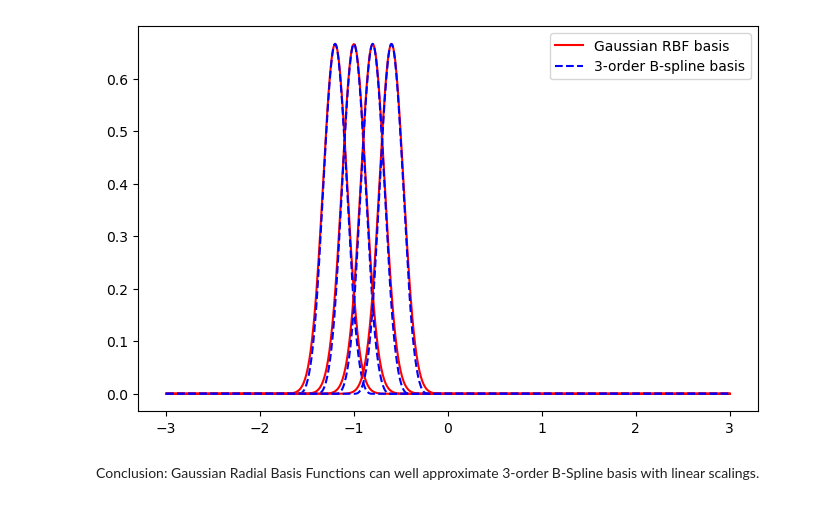
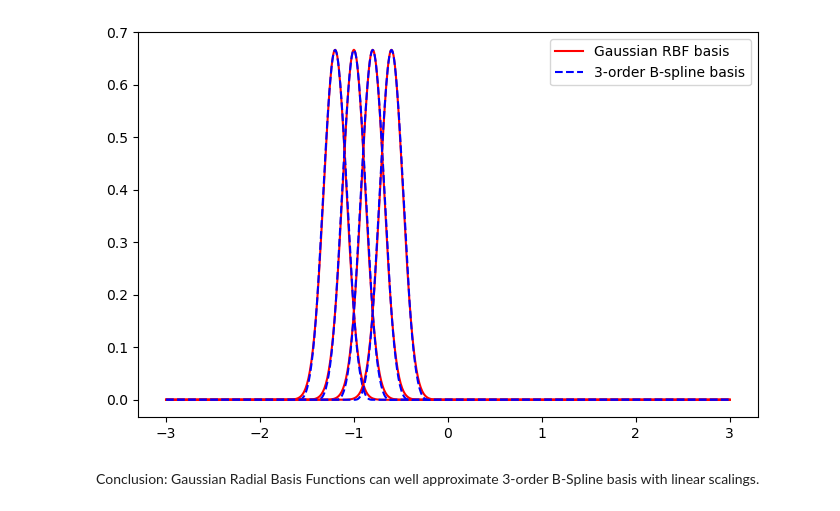
Before and after one commit to ThuraAung1601/faster-kan, a Jupyter notebook: draw_spline_basis.ipynb, the cells around one changed output. Cells and saved outputs as stored; diff of their text form; code cells hidden in the pictures.

Commit message:
Test RBF spline relations

```diff
--- a/draw_spline_basis.ipynb
+++ b/draw_spline_basis.ipynb
@@ -2,4 +2,10 @@
 import torch
 from matplotlib import pyplot as plt
 from efficient_kan import KANLinear
-layer = KANLinear(28*28, 128128,, 10)
+layer = KANLinear(28*28,  64 , 10)
+# get b-spline basis (thx to efficient_kan)
+x = torch.linspace(-3, 3, 28*28)
+basis = layer.b_splines(x[None])
+print(layer.grid)
+print(basis[0, :, 0].max())
+print(len(layer.grid[0]))
@@ -23,17 +22,17 @@ tensor(0.2000)
 # %%
 # calculate radial basis functions with gaussian density kernel
 def rbf(x, grid, h):
     return torch.exp(-((x[..., None] - grid) / h)  ** 2 )
-rbf_basis = rbf(x, torch.linspace(layer.grid[0][2], layer.grid[0][-16+7], 7), 0.18)
+rbf_basis = rbf(x, torch.linspace(layer.grid[0][2], layer.grid[0][1-len(layer.grid[0])+4], 4), 0.17)
 rbf_basis.shape
 fig = plt.figure(figsize=(8, 5))
 ax = fig.subplots(1, 1)
 for i in range(4):
-    rbf_plt = ax.plot(x.numpy(), rbf_basis[:, i].numpy() * .6661, color="red", label=None if i > 0 else "Gaussian RBF basis")
+    rbf_plt = ax.plot(x.numpy(), rbf_basis[:, i].numpy()*0.667 , color="red", label=None if i > 0 else "Gaussian RBF basis")
     bspline_plt = ax.plot(x.numpy(), basis[0, :, i].numpy(), "--", color="blue", label=None if i > 0 else "3-order B-spline basis")
 ax.legend()
 fig.savefig("img/compare_basis.png", dpi=100)
 # %% [output]
-[figure, old version]
+[figure, new version]
 # %% [markdown]
 Conclusion: Gaussian Radial Basis Functions can well approximate 3-order B-Spline basis with linear scalings.
```
Also changed, not shown: parts of 2 cells of this notebook, 1 other file.
